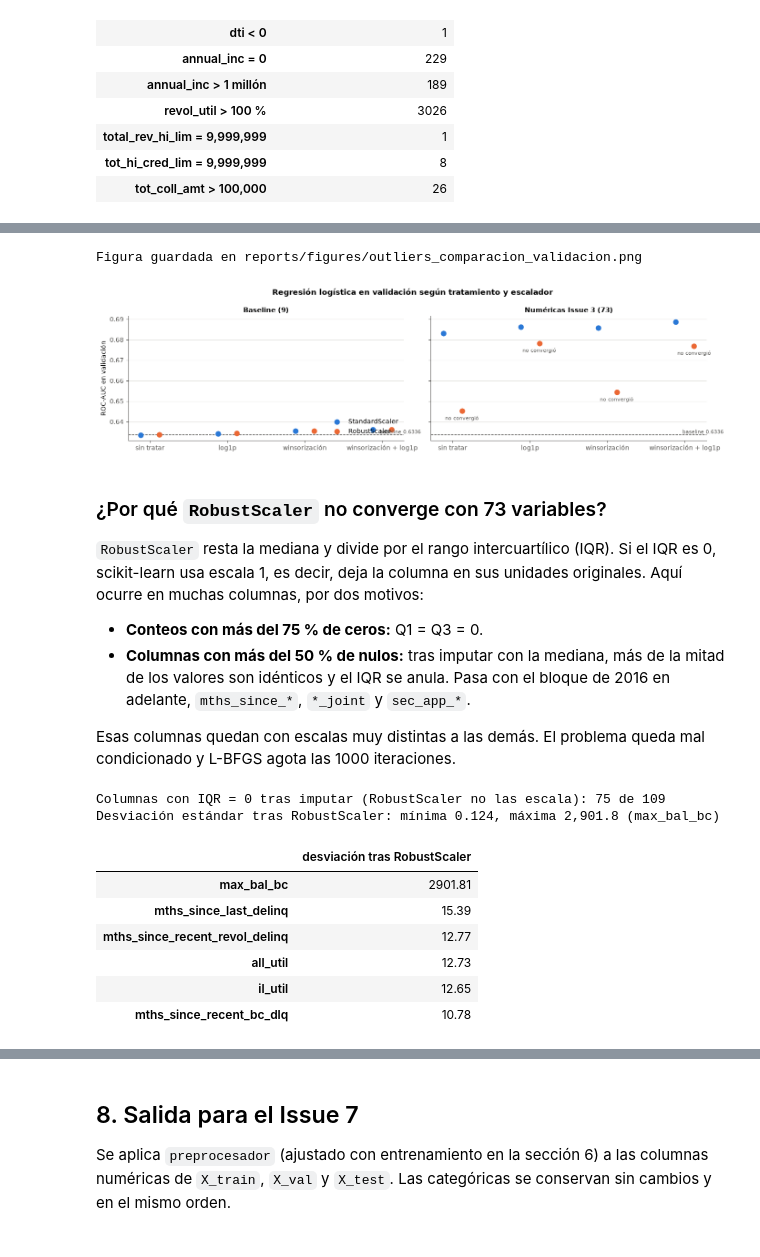
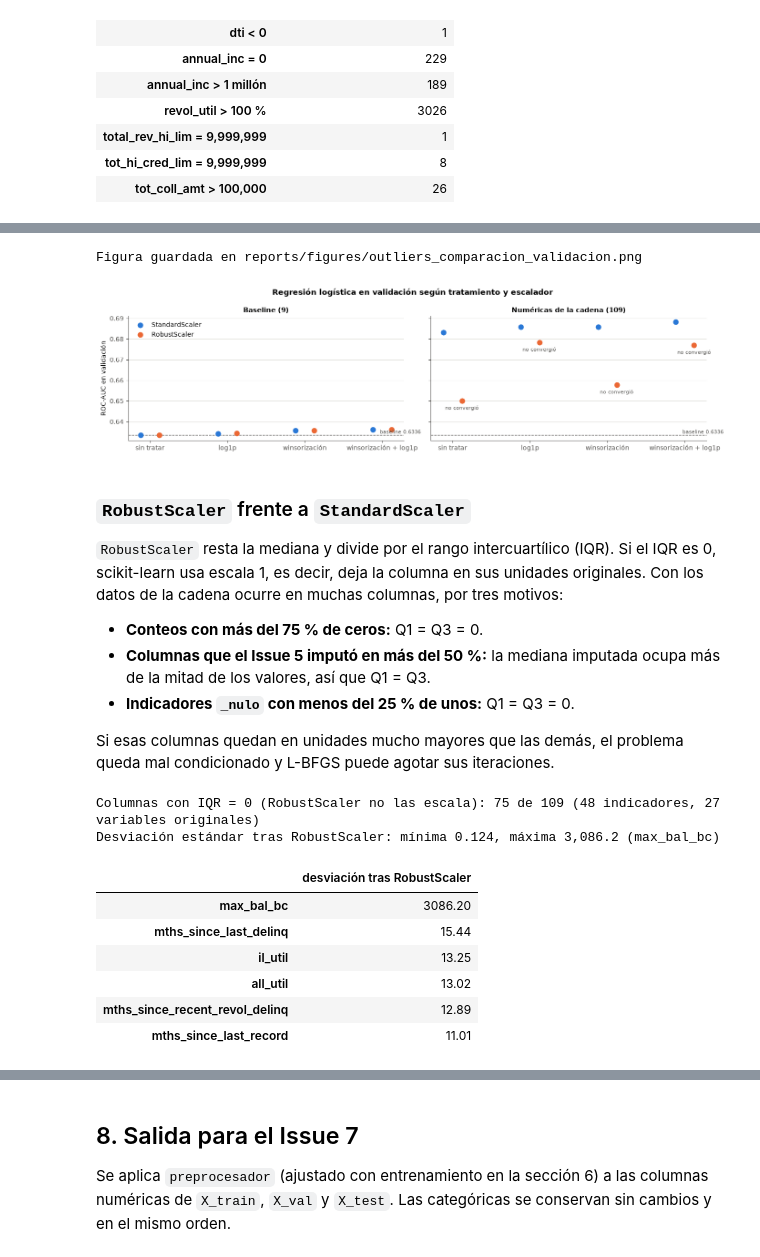
Before and after one commit to J-D-Rosales/Prediction-With-Machine-Learning-Lending-Club, a Jupyter notebook: notebooks/issue6.ipynb, the cells around one changed output, grey strips where cells are left out. Cells and saved outputs as stored; diff of their text form; code cells hidden in the pictures.

```diff
--- a/notebooks/issue6.ipynb
+++ b/notebooks/issue6.ipynb
@@ -201,5 +282,5 @@ winsorización + log1p           28
 # %%
-asimetricas = resumen.loc[resumen['asim_recortada'] > 1].sort_values('asim_recortada')
+asimetricas = resumen.loc[originales].query('asim_recortada > 1').sort_values('asim_recortada')
 log_si = tratamientos.loc[asimetricas.index, 'log1p']
 fig, ax = plt.subplots(figsize=(8.5, 0.27 * len(asimetricas) + 1.5))
 posiciones = np.arange(len(asimetricas))
@@ -210,7 +291,7 @@ ax.scatter(asimetricas['asim_log_recortada'], posiciones, color=NARANJA, s=36, z
 ax.set_yticks(posiciones, [f'{c}  ✓' if log_si[c] else c for c in asimetricas.index])
 ax.axvline(0, color=TINTA_2, linewidth=1)
 ax.axvline(1, color=TINTA_2, linewidth=1, linestyle='--')
-ax.set_xlabel('Asimetría de Fisher (entrenamiento)')
+ax.set_xlabel('Asimetría de Fisher (valores observados de entrenamiento)')
 ax.set_title('Variables con asimetría recortada > 1  (✓ = se aplica log1p)')
 ax.grid(axis='y', visible=False)
 ax.legend(loc='lower right', frameon=False)
@@ -226,15 +309,15 @@ Se ajusta `PreprocesadorNumerico` sin escalado ni imputación, para ver solo el
 # %%
-solo_forma = PreprocesadorNumerico(escalador=None, imputador=None).fit(X_ent)
-X_ent_forma = solo_forma.transform(X_ent)
-assert X_ent_forma.isna().equals(X_ent.isna()), 'Los NaN deben pasar sin cambios'
-print('Los NaN quedan en las mismas posiciones: el tratamiento no imputa.')
+solo_forma = PreprocesadorNumerico(escalador=None).fit(X_ent)
+X_obs_forma = solo_forma.transform(X_obs)
+assert X_obs_forma.isna().equals(X_obs.isna()), 'Los NaN deben pasar sin cambios'
+print('Los NaN quedan en las mismas posiciones: winsorización y log1p no imputan.')
 
 CLAVE = ['annual_inc', 'dti', 'revol_bal', 'revol_util', 'tot_coll_amt', 'total_rev_hi_lim']
 muestra = X_ent.sample(200_000, random_state=SEED).index
 fig, ejes = plt.subplots(2, len(CLAVE), figsize=(18, 6))
 for j, col in enumerate(CLAVE):
-    original = X_ent.loc[muestra, col].dropna()
-    tratada = X_ent_forma.loc[muestra, col].dropna()
+    original = X_obs.loc[muestra, col].dropna()
+    tratada = X_obs_forma.loc[muestra, col].dropna()
     ejes[0, j].hist(original, bins=80, color=AZUL)
     ejes[0, j].set_yscale('log')
     ejes[0, j].set_title(col)
@@ -243,7 +326,7 @@ for j, col in enumerate(CLAVE):
     ejes[0, j].tick_params(axis='x', labelrotation=30)
 ejes[0, 0].set_ylabel('Original\n(préstamos, escala log)')
 ejes[1, 0].set_ylabel('Tratada\n(préstamos)')
-fig.suptitle('Distribución antes (arriba) y después (abajo) del tratamiento; 200,000 préstamos de entrenamiento', fontweight='bold')
+fig.suptitle('Distribución antes (arriba) y después (abajo) del tratamiento; 200,000 préstamos de entrenamiento, valores observados', fontweight='bold')
 fig.tight_layout()
 guardar(fig, 'outliers_antes_despues.png')
 plt.show()
@@ -255,7 +338,7 @@ Figura guardada en reports/figures/outliers_antes_despues.png
 fig, ejes = plt.subplots(1, len(CLAVE), figsize=(18, 3.8))
 winsor = solo_forma.pipeline_.named_steps['winsorizacion']
 for ax, col in zip(ejes, CLAVE):
-    original = X_ent.loc[muestra, col].dropna()
+    original = X_obs.loc[muestra, col].dropna()
     recortada = original.clip(*winsor.limites_.loc[col])
     caja = ax.boxplot([original, recortada], tick_labels=['original', 'winsorizada'], widths=0.5,
                       patch_artist=True, flierprops={'marker': '.', 'markersize': 2, 'alpha': 0.3, 'markeredgecolor': TINTA_2},
@@ -270,7 +353,7 @@ guardar(fig, 'outliers_boxplots.png')
 plt.show()
 
 winsor.limites_.loc[CLAVE].assign(
-    pct_recortado_ent=[((X_ent[c] < winsor.limites_.loc[c, 'inferior']) | (X_ent[c] > winsor.limites_.loc[c, 'superior'])).mean() * 100 for c in CLAVE],
+    pct_recortado_ent=[((X_obs[c] < winsor.limites_.loc[c, 'inferior']) | (X_obs[c] > winsor.limites_.loc[c, 'superior'])).mean() * 100 for c in CLAVE],
 ).round(2)
 # %% [output]
 Figura guardada en reports/figures/outliers_boxplots.png
@@ -294,7 +377,7 @@ Las columnas que reciben cada tratamiento salen de la tabla de la sección 3, ca
 # %%
 BASELINE = ['annual_inc', 'dti', 'open_acc', 'pub_rec', 'revol_bal',
             'total_acc', 'fico_range_low', 'delinq_2yrs', 'inq_last_6mths']
-CONJUNTOS = {'Baseline (9)': BASELINE, 'Numéricas Issue 3 (73)': list(X_ent.columns)}
+CONJUNTOS = {'Baseline (9)': BASELINE, f'Numéricas de la cadena ({X_ent.shape[1]})': list(X_ent.columns)}
 TRATAMIENTOS = {
     'sin tratar': (False, False),
     'log1p': (True, False),
@@ -303,12 +386,7 @@ TRATAMIENTOS = {
 }
 
 def evaluar(columnas, usar_log, usar_winsor, escalador):
-    trat = tratamientos.loc[columnas]
-    preprocesador = construir_preprocesador_numerico(
-        columnas_log=list(trat.index[trat['log1p']]) if usar_log else [],
-        columnas_winsor=list(trat.index[trat['winsor']]) if usar_winsor else [],
-        escalador=escalador,
-    )
+    preprocesador = PreprocesadorNumerico(escalador=escalador, aplicar_log=usar_log, aplicar_winsor=usar_winsor)
     modelo = Pipeline([('pre', preprocesador), ('modelo', LogisticRegression(max_iter=1000, random_state=SEED))])
     inicio = time.time()
     with warnings.catch_warnings(record=True) as avisos:
@@ -353,56 +431,58 @@ comparacion.round(4)
 # %%
 fig, ejes = plt.subplots(1, 2, figsize=(14, 3.8), sharey=True)
 orden = list(TRATAMIENTOS)
 for ax, conjunto in zip(ejes, CONJUNTOS):
     datos = comparacion.loc[conjunto]
     for desplazamiento, escalador, color in ((-0.12, 'standard', AZUL), (0.12, 'robust', NARANJA)):
         valores = datos.xs(escalador, level='escalador').loc[orden]
         posiciones = np.arange(len(orden)) + desplazamiento
         ax.scatter(posiciones, valores['ROC-AUC'], color=color, s=60, zorder=3,
                    label=f'{escalador.capitalize()}Scaler')
         for x, (_, fila) in zip(posiciones, valores.iterrows()):
             if not fila['convergió']:
                 ax.annotate('no convergió', (x, fila['ROC-AUC']), textcoords='offset points', xytext=(0, -14),
                             ha='center', fontsize=8, color=TINTA_2)
     ax.axhline(0.6336, color=TINTA_2, linestyle='--', linewidth=1)
     ax.text(len(orden) - 0.5, 0.6336, 'baseline 0.6336', ha='right', va='bottom', fontsize=8, color=TINTA_2)
     ax.set_xticks(range(len(orden)), orden)
     ax.set_title(conjunto)
     ax.grid(axis='x', visible=False)
 ejes[0].set_ylabel('ROC-AUC en validación')
-ejes[0].legend(loc='lower right', frameon=False)
+ejes[0].legend(loc='upper left', frameon=False)
 fig.suptitle('Regresión logística en validación según tratamiento y escalador', fontweight='bold')
 fig.tight_layout()
 guardar(fig, 'outliers_comparacion_validacion.png')
 plt.show()
 # %% [output]
 Figura guardada en reports/figures/outliers_comparacion_validacion.png
-[figure, old version]
+[figure, new version]
 # %% [markdown]
-### ¿Por qué `RobustScaler` no converge con 73 variables?
+### `RobustScaler` frente a `StandardScaler`
 
-`RobustScaler` resta la mediana y divide por el rango intercuartílico (IQR). Si el IQR es 0, scikit-learn usa escala 1, es decir, deja la columna en sus unidades originales. Aquí ocurre en muchas columnas, por dos motivos:
+`RobustScaler` resta la mediana y divide por el rango intercuartílico (IQR). Si el IQR es 0, scikit-learn usa escala 1, es decir, deja la columna en sus unidades originales. Con los datos de la cadena ocurre en muchas columnas, por tres motivos:
 
 - **Conteos con más del 75 % de ceros:** Q1 = Q3 = 0.
-- **Columnas con más del 50 % de nulos:** tras imputar con la mediana, más de la mitad de los valores son idénticos y el IQR se anula. Pasa con el bloque de 2016 en adelante, `mths_since_*`, `*_joint` y `sec_app_*`.
+- **Columnas que el Issue 5 imputó en más del 50 %:** la mediana imputada ocupa más de la mitad de los valores, así que Q1 = Q3.
+- **Indicadores `_nulo` con menos del 25 % de unos:** Q1 = Q3 = 0.
 
-Esas columnas quedan con escalas muy distintas a las demás. El problema queda mal condicionado y L-BFGS agota las 1000 iteraciones.
+Si esas columnas quedan en unidades mucho mayores que las demás, el problema queda mal condicionado y L-BFGS puede agotar sus iteraciones.
 # %%
 pre_robust = PreprocesadorNumerico(escalador='robust').fit(X_ent)
 escala = pd.Series(pre_robust.pipeline_.named_steps['escalado'].scale_, index=X_ent.columns)
 iqr_cero = escala.index[escala == 1.0]
 desviaciones = pre_robust.transform(X_ent).std()
-print(f'Columnas con IQR = 0 tras imputar (RobustScaler no las escala): {len(iqr_cero)} de {X_ent.shape[1]}')
+print(f'Columnas con IQR = 0 (RobustScaler no las escala): {len(iqr_cero)} de {X_ent.shape[1]} '
+      f'({sum(c in indicadores for c in iqr_cero)} indicadores, {sum(c not in indicadores for c in iqr_cero)} variables originales)')
 print(f'Desviación estándar tras RobustScaler: mínima {desviaciones.min():.3f}, máxima {desviaciones.max():,.1f} ({desviaciones.idxmax()})')
 desviaciones.sort_values(ascending=False).head(6).round(2).to_frame('desviación tras RobustScaler')
 # %% [output]
-Columnas con IQR = 0 tras imputar (RobustScaler no las escala): 75 de 109
-Desviación estándar tras RobustScaler: mínima 0.124, máxima 2,901.8 (max_bal_bc)
+Columnas con IQR = 0 (RobustScaler no las escala): 75 de 109 (48 indicadores, 27 variables originales)
+Desviación estándar tras RobustScaler: mínima 0.124, máxima 3,086.2 (max_bal_bc)
 |  | desviación tras RobustScaler |
-| max_bal_bc | 2901.81 |
-| mths_since_last_delinq | 15.39 |
-| mths_since_recent_revol_delinq | 12.77 |
-| all_util | 12.73 |
-| il_util | 12.65 |
-| mths_since_recent_bc_dlq | 10.78 |
+| max_bal_bc | 3086.20 |
+| mths_since_last_delinq | 15.44 |
+| il_util | 13.25 |
+| all_util | 13.02 |
+| mths_since_recent_revol_delinq | 12.89 |
+| mths_since_last_record | 11.01 |
 # %% [markdown]
```
Also changed, not shown: parts of 29 cells of this notebook, 6 other files.
